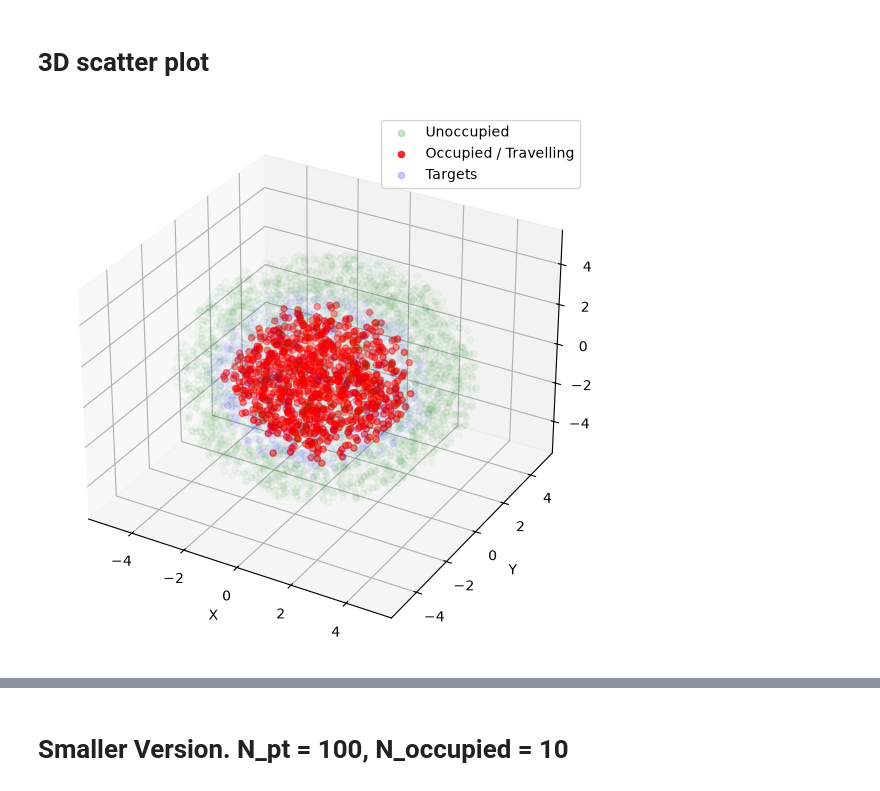
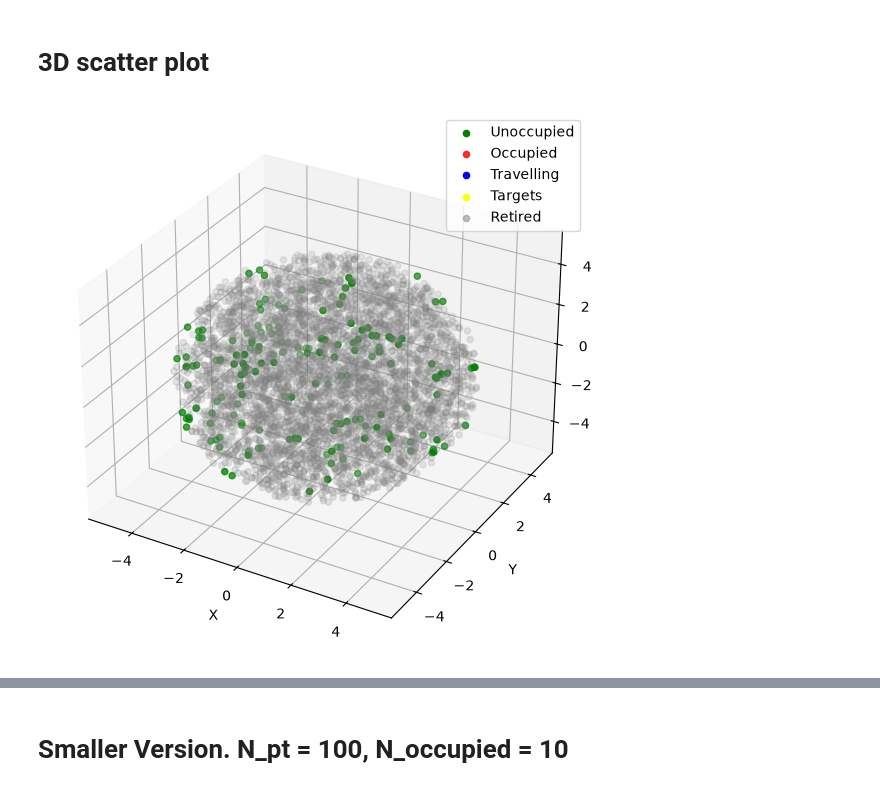
Before and after one commit to xyJohnxy/percolation-, a Jupyter notebook: status_checker.ipynb, the cells around one changed output, grey strips where cells are left out. Drawn from its saved outputs; the diff is of its cells as text; code cells hidden in the pictures.

```diff
--- a/status_checker.ipynb
+++ b/status_checker.ipynb
@@ -68,7 +68,7 @@ import matplotlib.pyplot as plt
 import numpy as np
 
 # Load the file
-data = np.loadtxt("status_checker,N=100.dat")
+data = np.loadtxt("3D_status_checker,N_pt=5000.dat")
 
 x = data[:, 0]
 y = data[:, 1]
@@ -77,8 +77,10 @@ status = data[:, 3]
 
 # Create boolean masks for status filtering
 unoccupied = status == 0
-occupied = (status == 1) | (status == 2)
-travelling = status == 3
+occupied = status == 1
+travelling = status == 2
+target = status == 3
+retired = status == 4
 
 fig = plt.figure(figsize=(10, 7))
 ax = fig.add_subplot(projection="3d")
@@ -89,37 +91,55 @@ ax.scatter(
     y[unoccupied],
     z[unoccupied],
     c="green",
-    alpha=0.20,
+    alpha=1.0,
     marker="o",
     label="Unoccupied",
 )
 
 # Plot occupied & travelling points (Red, higher opacity)
 ax.scatter(
     x[occupied],
     y[occupied],
     z[occupied],
     c="red",
     alpha=0.8,
     marker="o",
-    label="Occupied / Travelling",
+    label="Occupied",
 )
 
 
 ax.scatter(
     x[travelling],
     y[travelling],
     z[travelling],
     c="blue",
-    alpha=0.20,
+    alpha=1.0,
+    marker="o",
+    label="Travelling",
+)
+ax.scatter(
+    x[target],
+    y[target],
+    z[target],
+    c="yellow",
+    alpha=1.0,
     marker="o",
     label="Targets",
 )
 
+ax.scatter(
+    x[retired],
+    y[retired],
+    z[retired],
+    c="gray",
+    alpha=0.50,
+    marker="o",
+    label="Retired",
+)
 ax.set_xlabel("X")
 ax.set_ylabel("Y")
 ax.set_zlabel("Z")
 ax.legend()
 plt.show()
 # %% [output]
-[figure, old version]
+[figure, new version]
```
Also changed, not shown: parts of 3 cells of this notebook, 10 other files.
